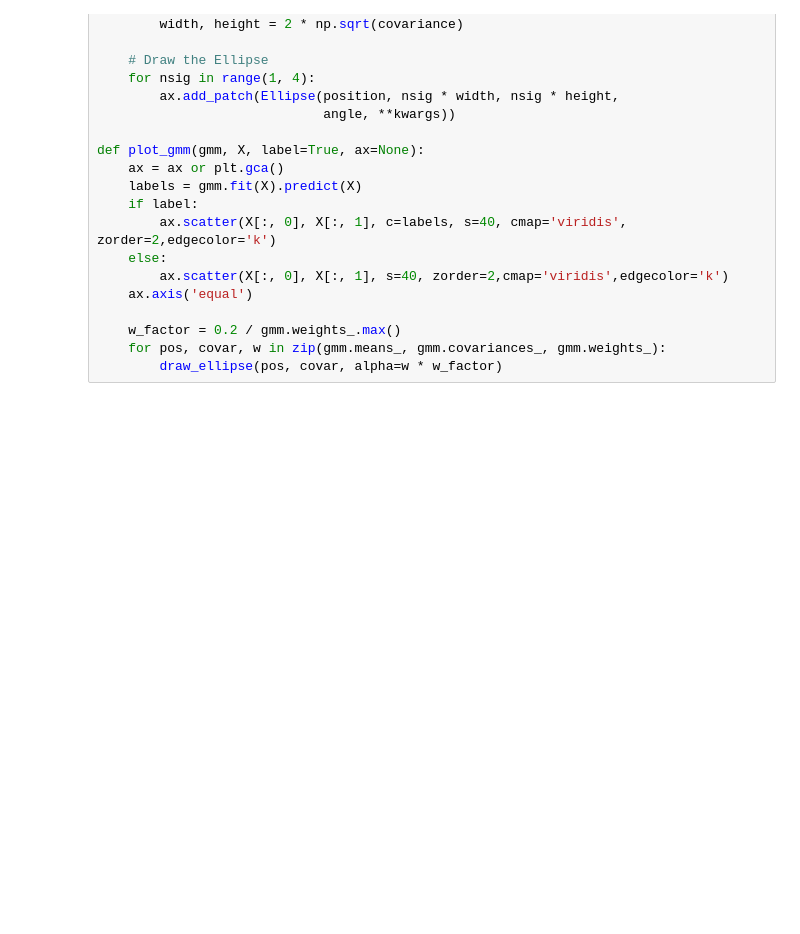
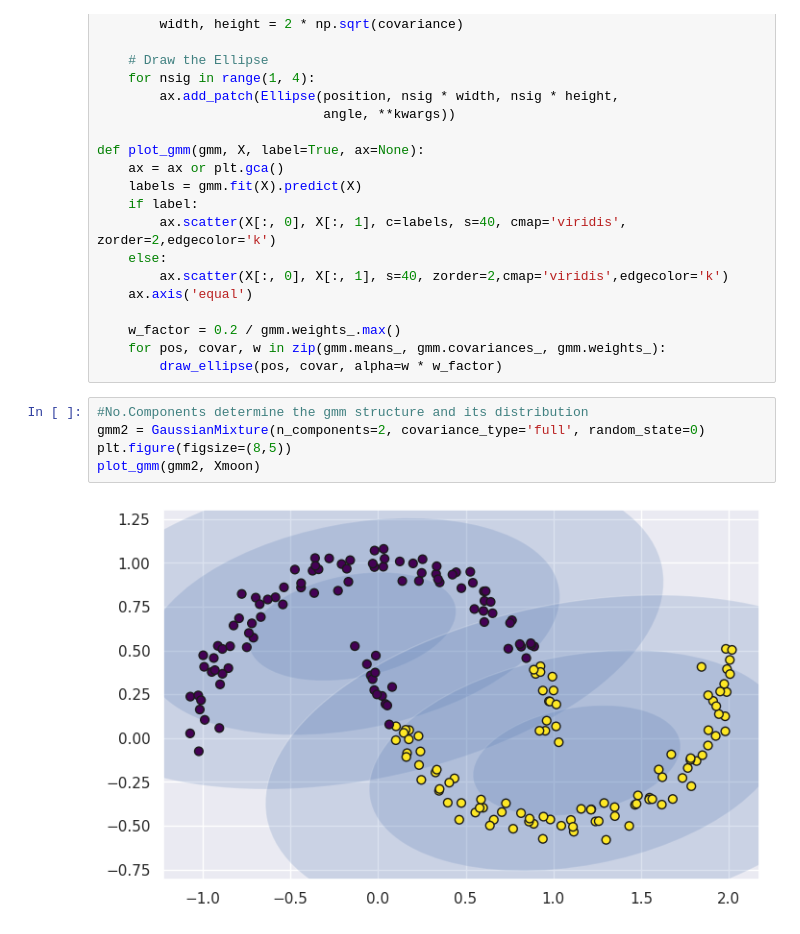
Before and after one commit to Raghavendra1607/2303A51L41-AIML-B28, a Jupyter notebook: ASS10.ipynb, the cells around one changed output. Cells and saved outputs as stored; diff of their text form; blank space fills up the shorter version.

```diff
--- a/ASS10.ipynb
+++ b/ASS10.ipynb
@@ -186,3 +186,10 @@ def plot_gmm(gmm, X, label=True, ax=None):
     w_factor = 0.2 / gmm.weights_.max()
     for pos, covar, w in zip(gmm.means_, gmm.covariances_, gmm.weights_):
         draw_ellipse(pos, covar, alpha=w * w_factor)
+# %%
+#No.Components determine the gmm structure and its distribution
+gmm2 = GaussianMixture(n_components=2, covariance_type='full', random_state=0)
+plt.figure(figsize=(8,5))
+plot_gmm(gmm2, Xmoon)
+# %% [output]
+[figure, added]
```
